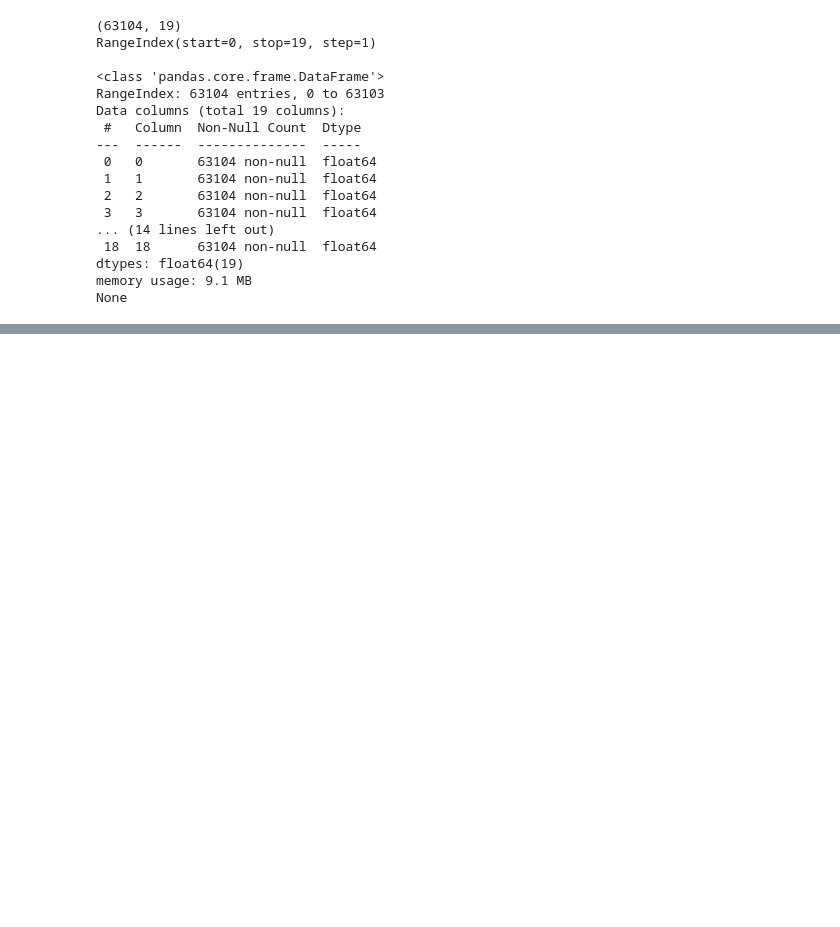
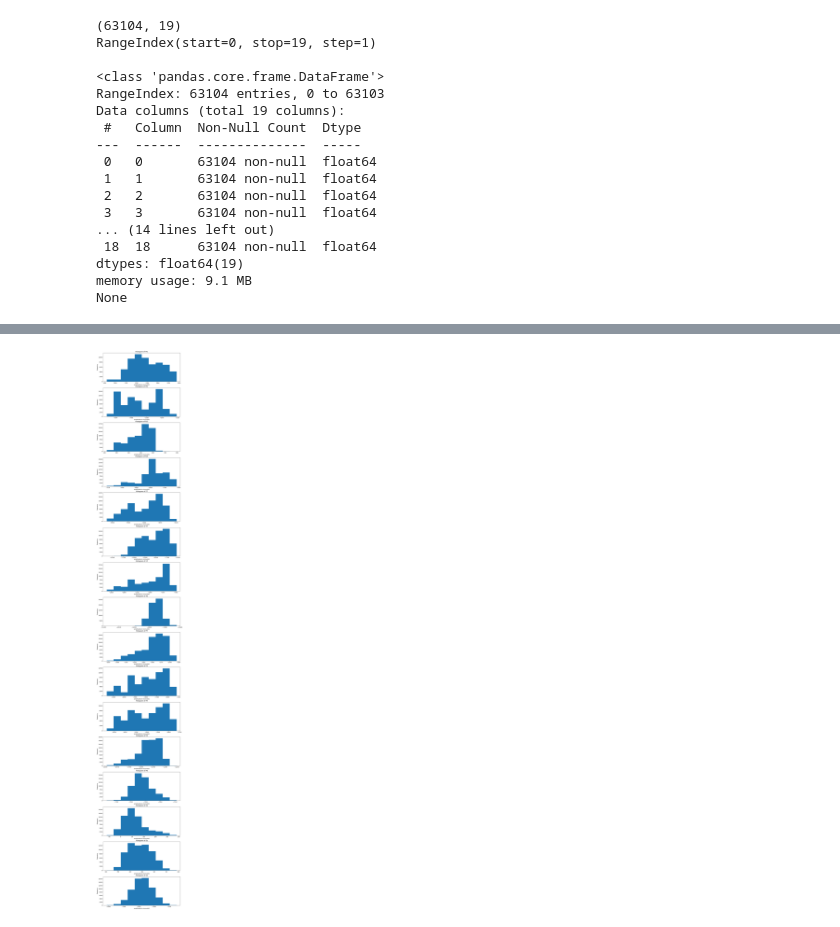
Before and after one commit to aparna-2001/machine_learning_using_python, a Jupyter notebook: level1_ML_foundation_BCI.ipynb, the cells around one changed output, grey strips where cells are left out. Drawn from its saved outputs; the diff is of its cells as text; code cells hidden in the pictures; blank space fills up the shorter version.

```diff
--- a/level1_ML_foundation_BCI.ipynb
+++ b/level1_ML_foundation_BCI.ipynb
@@ -132,0 +346,21 @@ What data type is each column? - each data type is float
+# %%
+import matplotlib.pyplot as plt
+
+def plot_hist(data_series, ax):
+    ax.hist(data_series)
+    ax.set_title(f'Histogram of {data_series.name}')
+    ax.set_xlabel('amplitudes(in microvolts)')
+    ax.set_ylabel('frequency')
+
+headers = ['FP1', 'FP2', 'FC5', 'FC6', 'FZ', 'T7', 'CZ', 'T8',
+           'P7', 'P3', 'PZ', 'P4', 'P8', 'O1', 'Oz', 'O2']
+
+# Creating subplots for each channel
+fig, axes = plt.subplots(nrows=len(headers), ncols=1, figsize=(10, 4 * len(headers)))
+fig.tight_layout(pad=3.0) # Adjusting layout to prevent overlapping titles/labels
+
+for i, header in enumerate(headers):
+    plot_hist(signal_data_set[header], axes[i]) # Passing individual Series
+plt.show()
+# %% [output]
+[figure, added]
```
Also changed, not shown: parts of 17 cells of this notebook.
